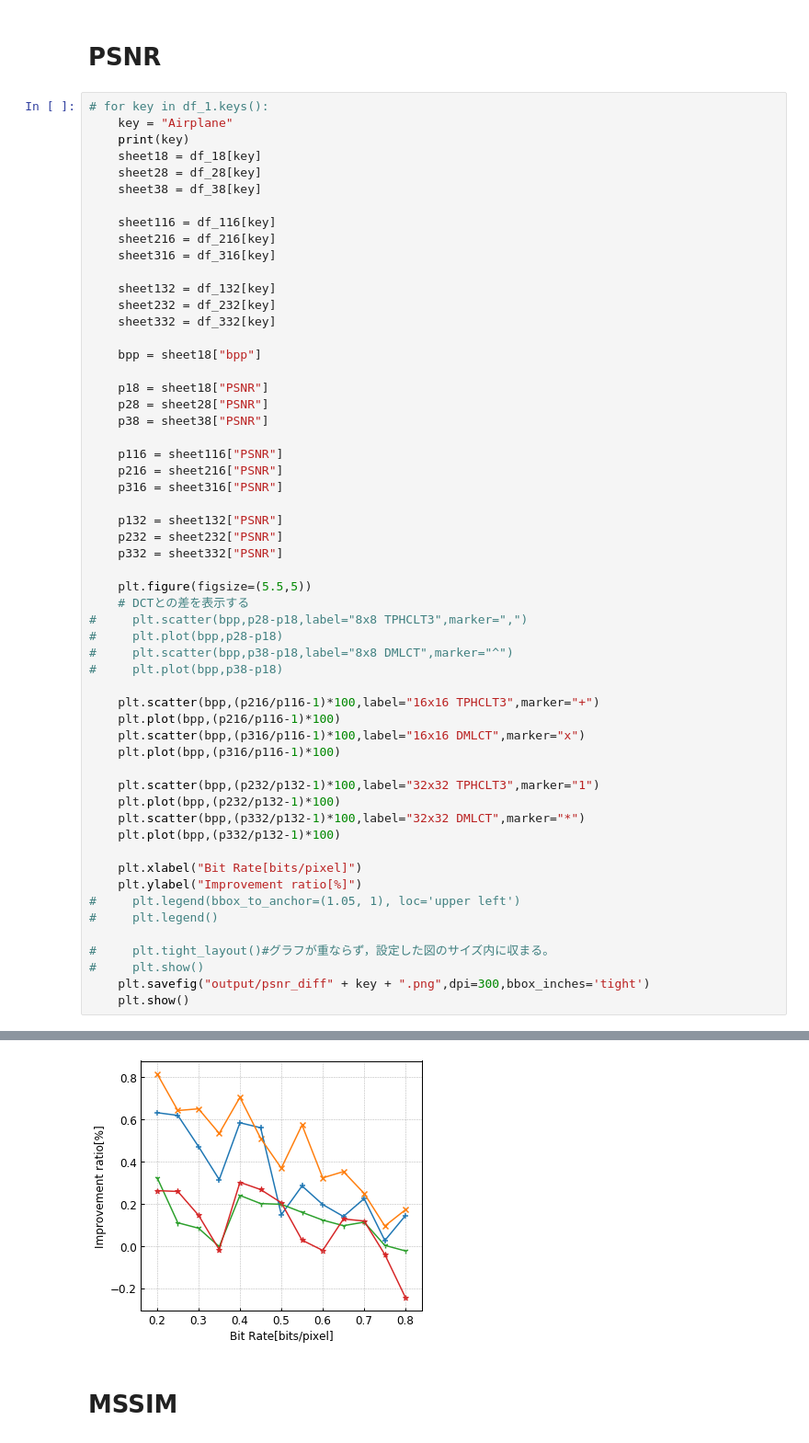
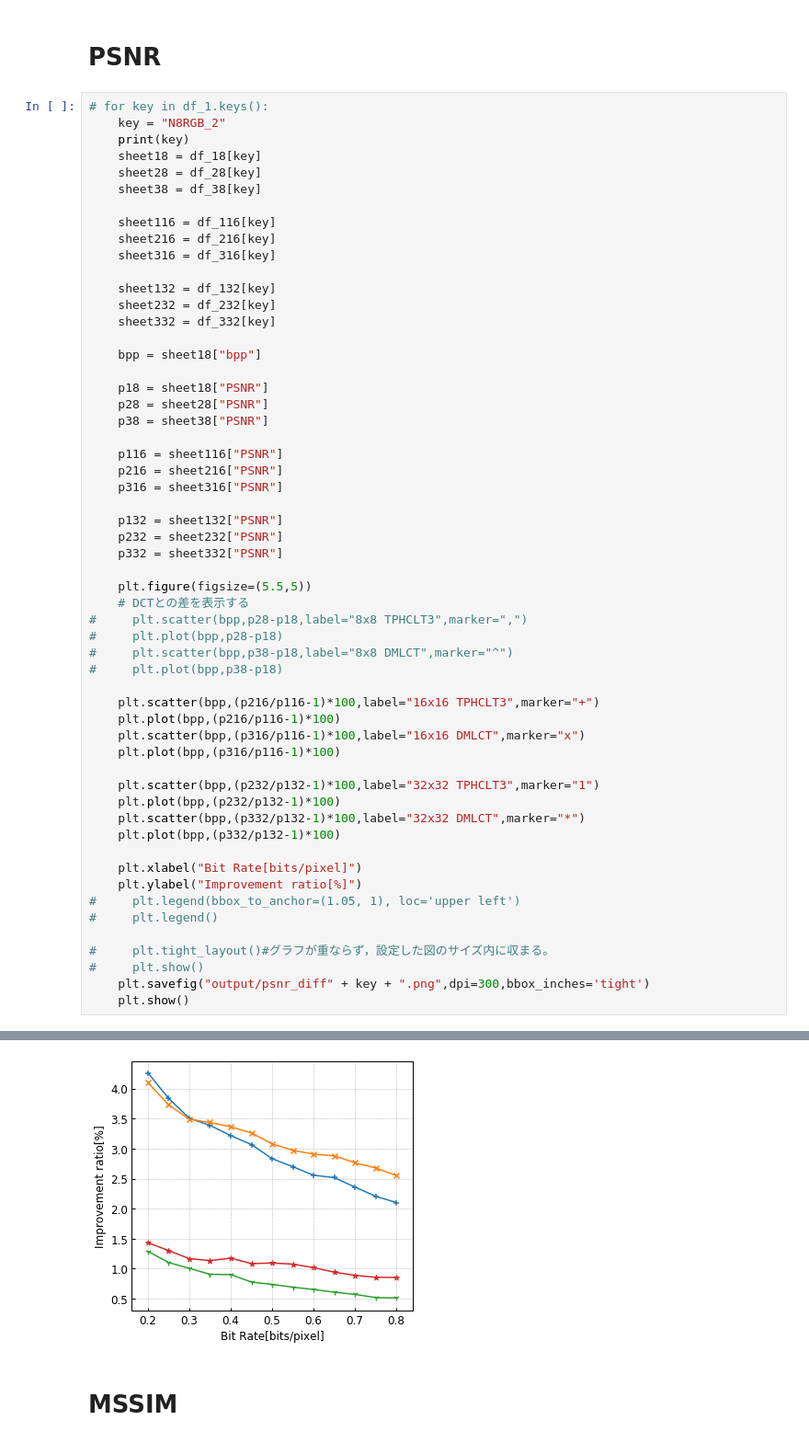
Before and after one commit to Hiroya-W/TPHLCT_and_DMLCT, a Jupyter notebook: Plot_tool/plot_tools パーセンテージ表示.ipynb, the cells around one changed output, grey strips where cells are left out. Shown at 92% size. Drawn from its saved outputs; the diff is of its cells as text.

```diff
--- a/Plot_tool/plot_tools パーセンテージ表示.ipynb
+++ b/Plot_tool/plot_tools パーセンテージ表示.ipynb
@@ -57,7 +57,7 @@ df_432 = pd.read_excel("xlsx/MSDS_" + option + ".xlsx",sheet_name=None)
 # PSNR
 # %%
 # for key in df_1.keys():
-    key = "Airplane"
+    key = "N8RGB_2"
     print(key)
     sheet18 = df_18[key]
     sheet28 = df_28[key]
@@ -116,4 +116,4 @@ Sailboat256
-[figure, old version]
+[figure, new version]
 # %% [markdown]
 # MSSIM
 # %%
```
Also changed, not shown: parts of 2 cells of this notebook, 46 other files.
